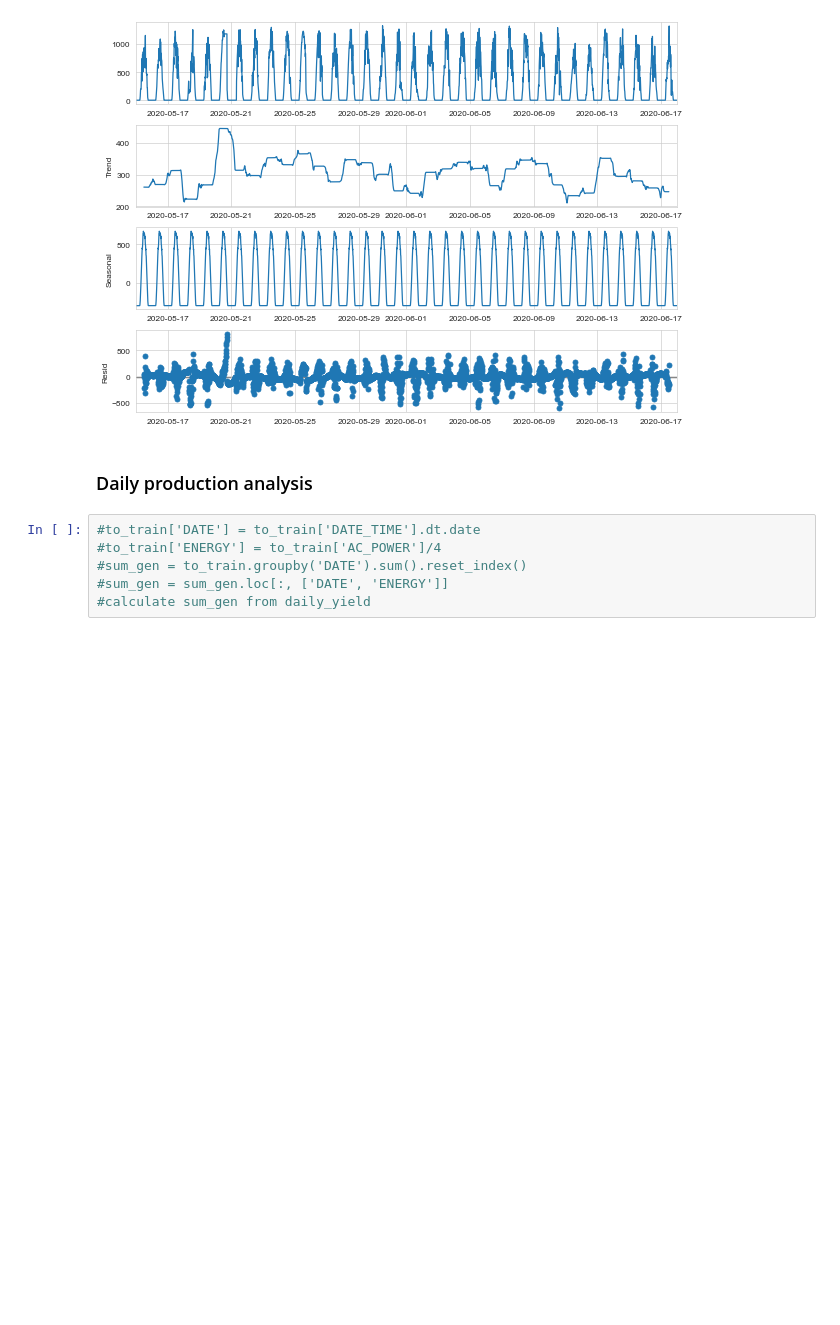
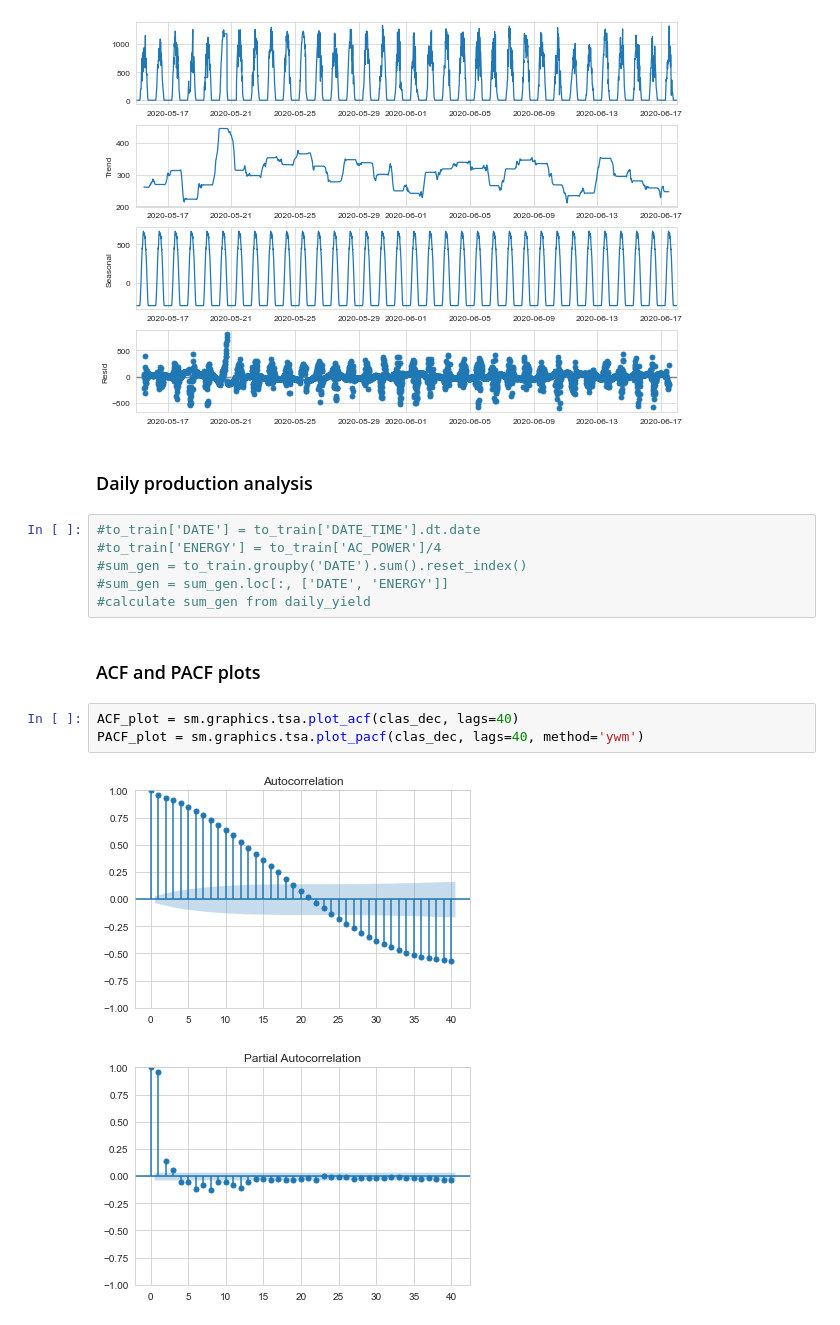
Before and after one commit to karolinaprzewoznik/Energy_EDA, a Jupyter notebook: SOLAR_POWER_PROJECT.ipynb, the cells around one changed output. Saved outputs shown, nothing was run; the diff lists cells and outputs as text; blank space fills up the shorter version.

```diff
--- a/SOLAR_POWER_PROJECT.ipynb
+++ b/SOLAR_POWER_PROJECT.ipynb
@@ -265,3 +266,11 @@ plt.show() #not best performance
 #sum_gen = to_train.groupby('DATE').sum().reset_index()
 #sum_gen = sum_gen.loc[:, ['DATE', 'ENERGY']]
 #calculate sum_gen from daily_yield
+# %% [markdown]
+### ACF and PACF plots
+# %%
+ACF_plot = sm.graphics.tsa.plot_acf(clas_dec, lags=40)
+PACF_plot = sm.graphics.tsa.plot_pacf(clas_dec, lags=40, method='ywm')
+# %% [output]
+[figure, added]
+[figure, added]
```
Also changed, not shown: parts of 1 cell of this notebook.
